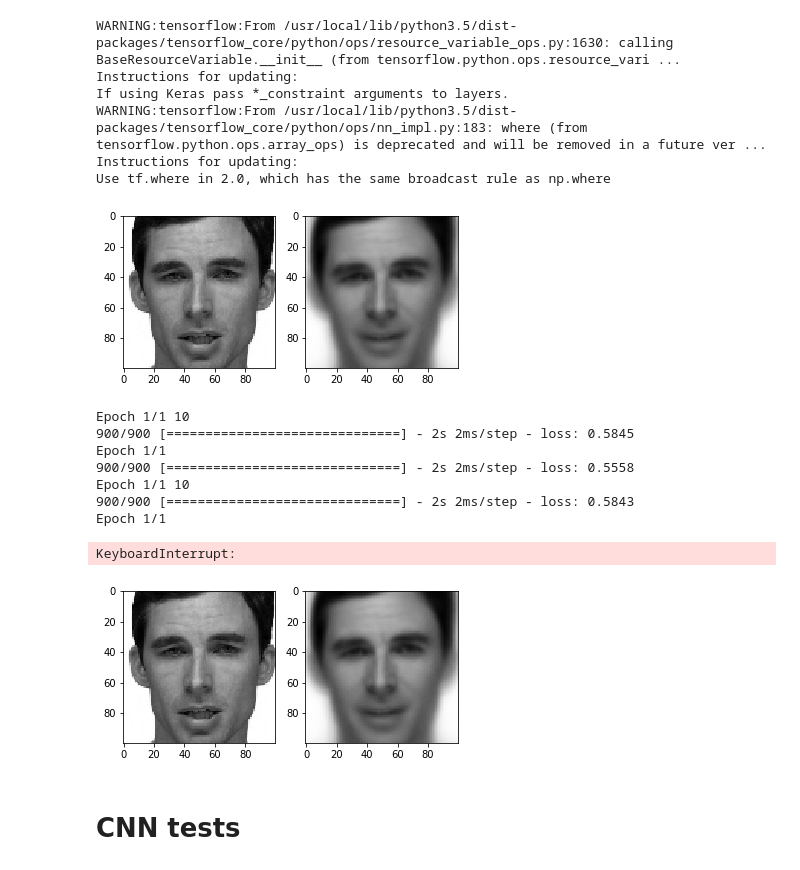
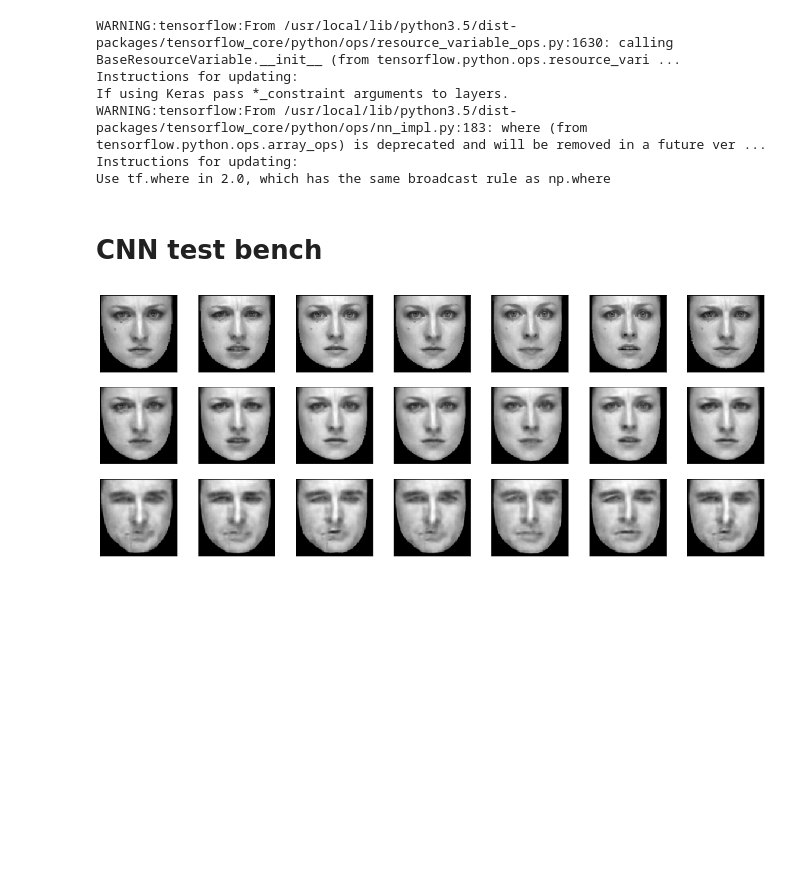
Before and after one commit to PhilSad/deepfake, a Jupyter notebook: df_nets.ipynb, the cells around one changed output. Cells and saved outputs as stored; diff of their text form; code cells hidden in the pictures; blank space fills up the shorter version.

```diff
--- a/df_nets.ipynb
+++ b/df_nets.ipynb
@@ -15,8 +15,8 @@ from IPython import display
 # %% [output]
 Using TensorFlow backend.
 # %%
-dataset_1 = '/mnt/data/deepfake/datasets/faces/Actor_01/'
-dataset_2 = '/mnt/data/deepfake/datasets/faces/Actor_02/'
+dataset_1 = '/mnt/data/deepfake/datasets/faces/Actor_01_aligned/'
+dataset_2 = '/mnt/data/deepfake/datasets/faces/Actor_02_aligned/'
 
-pics_a = dt.get_pics(dataset_1)
-pics_b = dt.get_pics(dataset_2)
+pics_a = dt.get_pics(dataset_1,-1)
+pics_b = dt.get_pics(dataset_2,-1)
@@ -23,16 +25,18 @@ pics_b = dt.get_pics(dataset_2)
 # %%
 class df_net:
-    def __init__(self,pics_a, pics_b, ratio = 0.9):
-        self.DIM = 100 #image dimension
-        Xa, Xb = dt.format_images(pics_a, pics_b, self.DIM, self.DIM)
+    def __init__(self,pics_a, pics_b, ratio = 0.9, DIM = 100):
+        self.DIM = DIM
+        Xa, Xb = dt.format_images(pics_a, pics_b, DIM, DIM)
         self.train_a, self.test_a = dt.separate_dataset(Xa, ratio)
         self.train_b, self.test_b = dt.separate_dataset(Xb, ratio)
 
     def train(self, n_epochs = 1, verbose=0) :
+        print("Epoch 0 / %d" % (n_epochs), end='\r')
         for n in range(n_epochs):
-            print("Epoch %d / %d" % ((n+1),n_epochs), end='\r')
-            self.ae_a.fit(self.train_a, self.train_a, epochs=1, verbose=verbose)
-            self.ae_b.fit(self.train_b, self.train_b, epochs=1, verbose=verbose)
+            hista = self.ae_a.fit(self.train_a, self.train_a, epochs=1, verbose=verbose)
+            histb = self.ae_b.fit(self.train_b, self.train_b, epochs=1, verbose=verbose)
+            print("Epoch %d / %d (loss_a = %f, loss_b = %f)                 "
+                  % ((n+1),n_epochs,round(hista.history['loss'][0],4), round(histb.history['loss'][0],4)), end='\r')
 
     def save(self, folder) :
         os.makedirs(folder, exist_ok=True)
@@ -201,31 +264,3 @@ If using Keras pass *_constraint arguments to layers.
 WARNING:tensorflow:From /usr/local/lib/python3.5/dist-packages/tensorflow_core/python/ops/nn_impl.py:183: where (from tensorflow.python.ops.array_ops) is deprecated and will be removed in a future ver ...
 Instructions for updating:
 Use tf.where in 2.0, which has the same broadcast rule as np.where
-# %%
-test_img = df_dense.test_a[10]
-
-plt.subplot(1,2,1)
-plt.imshow(test_img.reshape(100,100), cmap='gray')
-
-plt.subplot(1,2,2)
-while(True):
-
-    pred = df_dense.ae_a.predict(np.array([test_img]))
-    plt.imshow(pred.reshape(100,100), cmap='gray')
-
-    #clear display
-    display.clear_output(wait=True)
-    display.display(pl.gcf())
-
-    df_dense.train(10, True)
-# %% [output]
-[figure, removed]
-Epoch 1/1 10
-900/900 [==============================] - 2s 2ms/step - loss: 0.5845
-Epoch 1/1
-900/900 [==============================] - 2s 2ms/step - loss: 0.5558
-Epoch 1/1 10
-900/900 [==============================] - 2s 2ms/step - loss: 0.5843
-Epoch 1/1
-KeyboardInterrupt:
-[figure, removed]
@@ -232,21 +278,10 @@ KeyboardInterrupt:
 # %% [markdown]
-# CNN tests
+# CNN test bench
 # %%
-df_cnn = cnn_simple(pics_a, pics_b)
+df_cnn = cnn_medium(pics_a, pics_b)
+df_cnn.load("medium_cnn_aligned_full")
-# %%
-test_img = df_cnn.test_a[89]
-
-plt.subplot(1,2,1)
-plt.imshow(test_img.reshape(100,100), cmap='gray')
-
-plt.subplot(1,2,2)
-
-while(True):
-    pred = df_cnn.ae_a.predict(test_img.reshape(1,100,100,1))
-    plt.imshow(pred.reshape(100,100), cmap='gray')
-
-    #clear display
-    display.clear_output(wait=True)
-    display.display(pl.gcf())
-
-    df_cnn.train(100)
+# %%
+plt.figure(figsize=(20,8))
+gen_fake_cnn(df_cnn, 104, 7)
+# %% [output]
+[figure, added]
```
Also changed, not shown: parts of 13 cells of this notebook, 12 other files.
